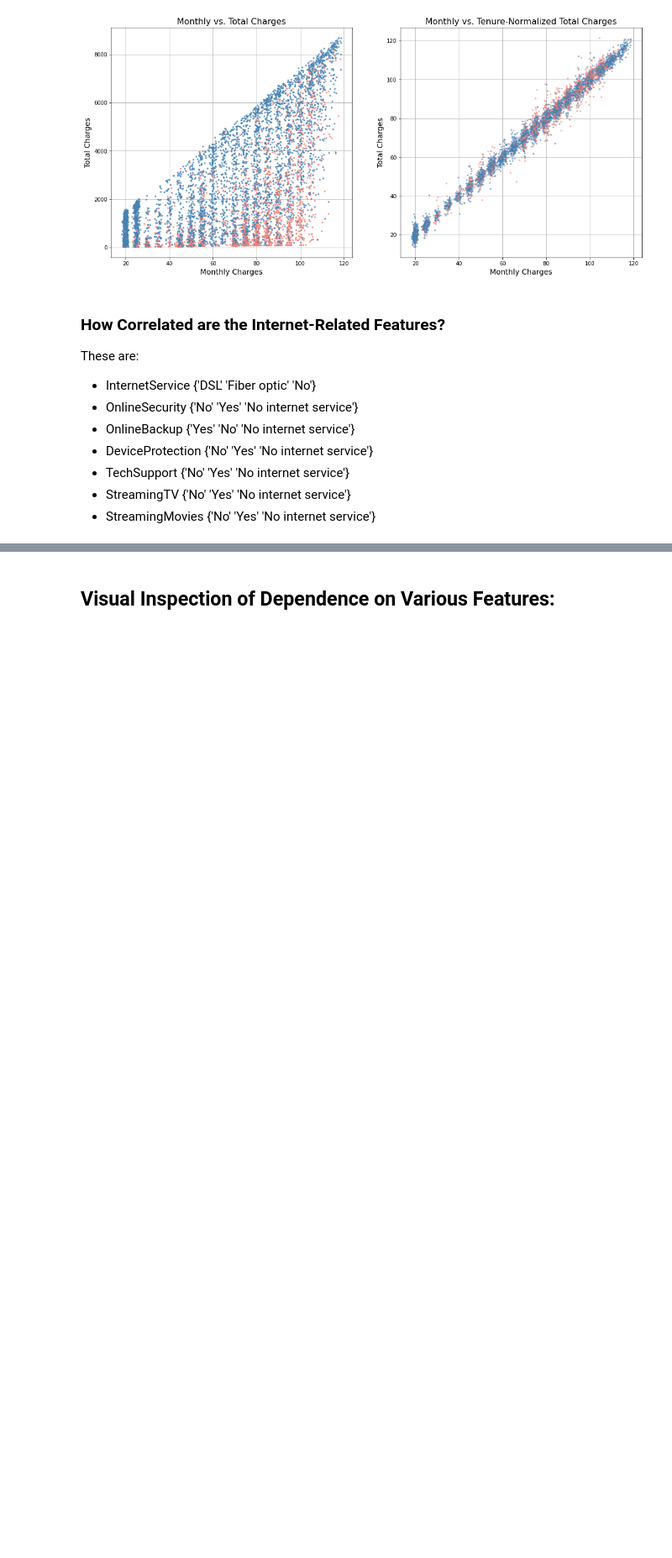
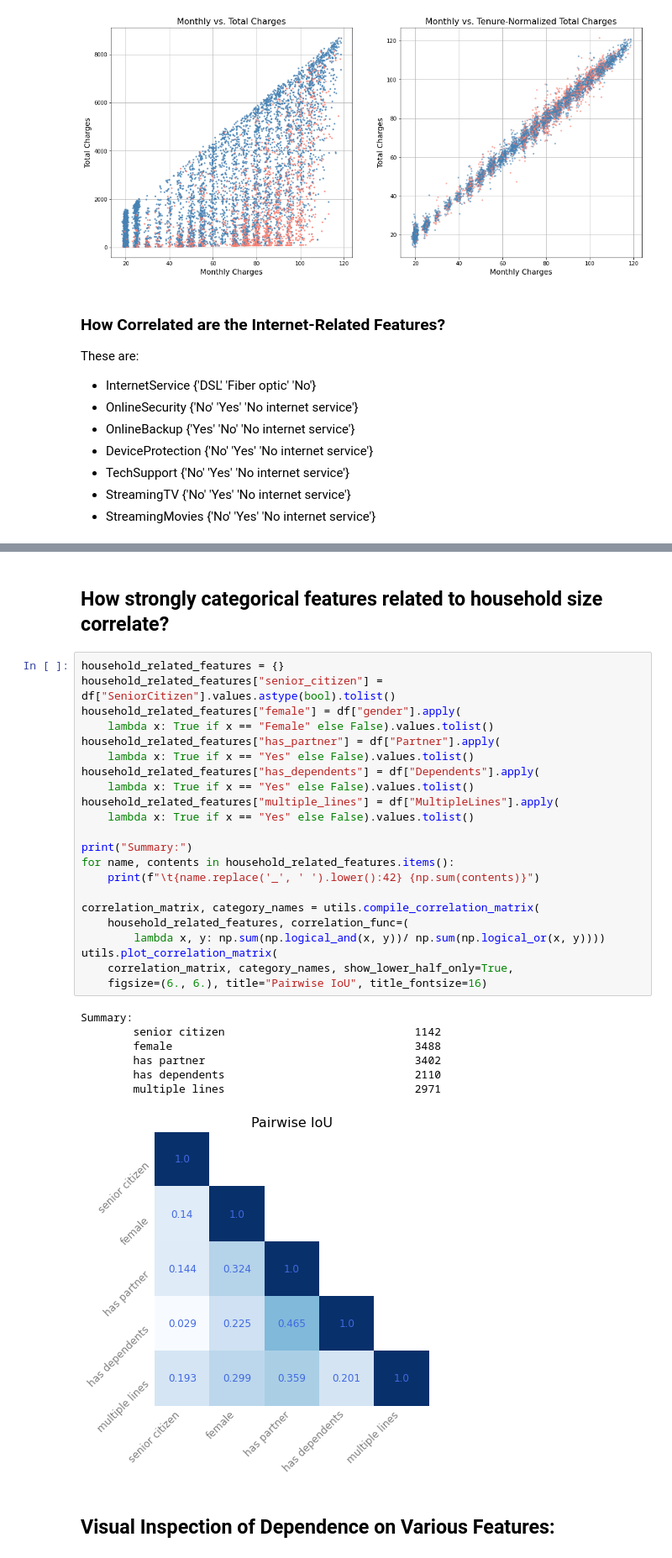
Before and after one commit to sedihub/ml_explorations, a Jupyter notebook: telco_customer_churn/feature_analysis_and_engineering.ipynb, the cells around one changed output, grey strips where cells are left out. Shown at 84% size. Saved outputs shown, nothing was run; the diff lists cells and outputs as text; blank space fills up the shorter version.

```diff
--- a/telco_customer_churn/feature_analysis_and_engineering.ipynb
+++ b/telco_customer_churn/feature_analysis_and_engineering.ipynb
@@ -166,3 +177,35 @@ plt.show()
+# %% [markdown]
+## How strongly categorical features related to household size correlate?
+# %%
+household_related_features = {}
+household_related_features["senior_citizen"] = df["SeniorCitizen"].values.astype(bool).tolist()
+household_related_features["female"] = df["gender"].apply(
+    lambda x: True if x == "Female" else False).values.tolist()
+household_related_features["has_partner"] = df["Partner"].apply(
+    lambda x: True if x == "Yes" else False).values.tolist()
+household_related_features["has_dependents"] = df["Dependents"].apply(
+    lambda x: True if x == "Yes" else False).values.tolist()
+household_related_features["multiple_lines"] = df["MultipleLines"].apply(
+    lambda x: True if x == "Yes" else False).values.tolist()
+
+print("Summary:")
+for name, contents in household_related_features.items():
+    print(f"\t{name.replace('_', ' ').lower():42} {np.sum(contents)}")
+
+correlation_matrix, category_names = utils.compile_correlation_matrix(
+    household_related_features, correlation_func=(
+        lambda x, y: np.sum(np.logical_and(x, y))/ np.sum(np.logical_or(x, y))))
+utils.plot_correlation_matrix(
+    correlation_matrix, category_names, show_lower_half_only=True,
+    figsize=(6., 6.), title="Pairwise IoU", title_fontsize=16)
+# %% [output]
+Summary:
+        senior citizen                             1142
+        female                                     3488
+        has partner                                3402
+        has dependents                             2110
+        multiple lines                             2971
+[figure, added]
 # %% [markdown]
 ## Visual Inspection of Dependence on Various Features:
 # %%
```
Also changed, not shown: parts of 6 cells of this notebook.
